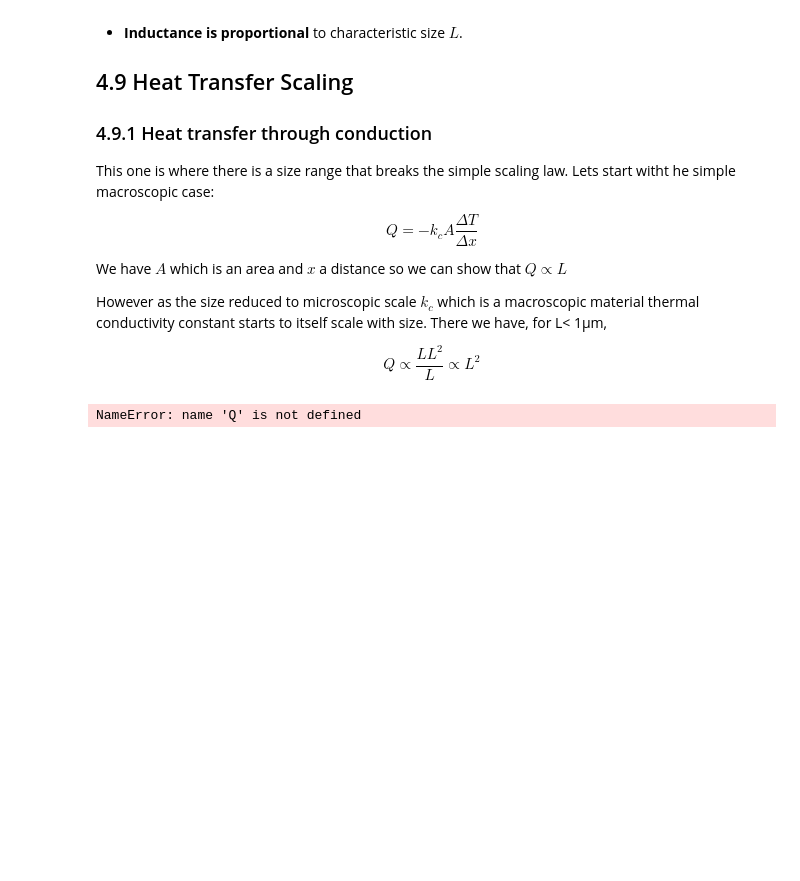
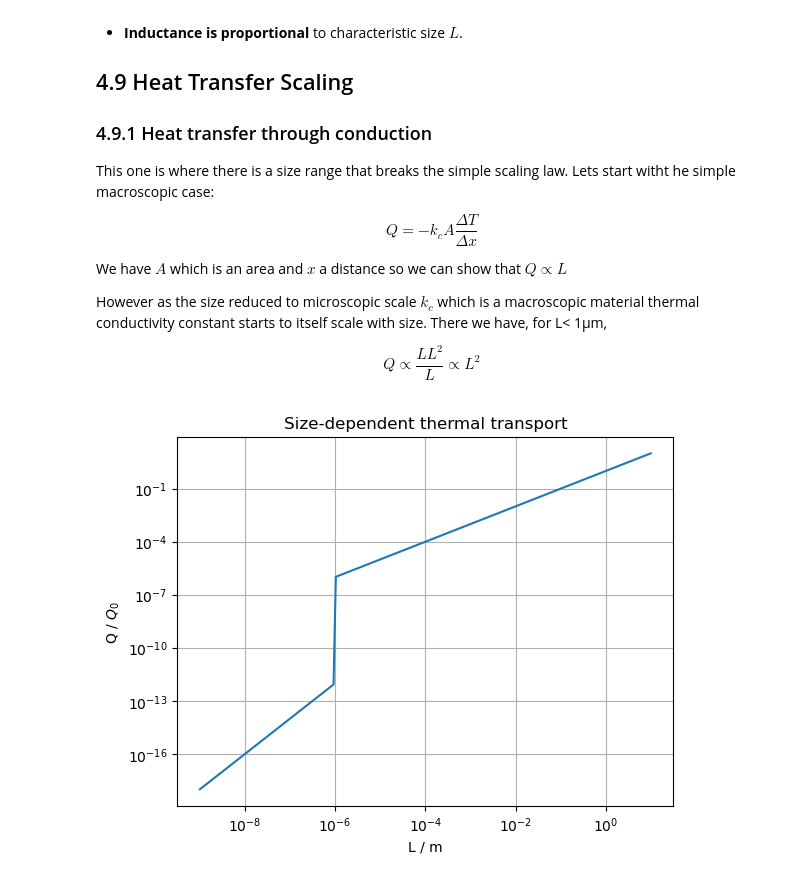
Before and after one commit to kevcritc/Jupyter_book, a Jupyter notebook: _build/jupyter_execute/content/Lecture4.ipynb, the cells around one changed output. Saved outputs shown, nothing was run; the diff lists cells and outputs as text; code cells hidden in the pictures; blank space fills up the shorter version.

```diff
--- a/_build/jupyter_execute/content/Lecture4.ipynb
+++ b/_build/jupyter_execute/content/Lecture4.ipynb
@@ -118,25 +118,25 @@ $$ Q \propto \frac{LL^2}{L} \propto L^2 $$
 # %%
 import numpy as np
 import matplotlib.pyplot as plt
 
 def Q_scaling(L, Lc=1e-6, a=1):
     """
     Returns Q ~ a*L^2 when L < Lc (ballistic),
              a*L     when L >= Lc (diffusive-like)
     """
     return np.where(L < Lc, a * L**2, a * L)
 
 L = np.logspace(-9, 1, 200)  # 1 nm to 1 cm
-Q_vals = Q(L)
+Q_vals = Q_scaling(L)
 
 plt.loglog(L, Q_vals)
 plt.xlabel("L / m")
 plt.ylabel("Q / $Q_0$")
 plt.title("Size-dependent thermal transport")
 plt.grid(True, which='both')
 plt.show()
 # %% [output]
-NameError: name 'Q' is not defined
+[figure, added]
 # %% [markdown]
 Here we have smmothed the transition from small to large because of the arbitary threshold would lead to a jump.
 
```
Also changed, not shown: 30 other files.
